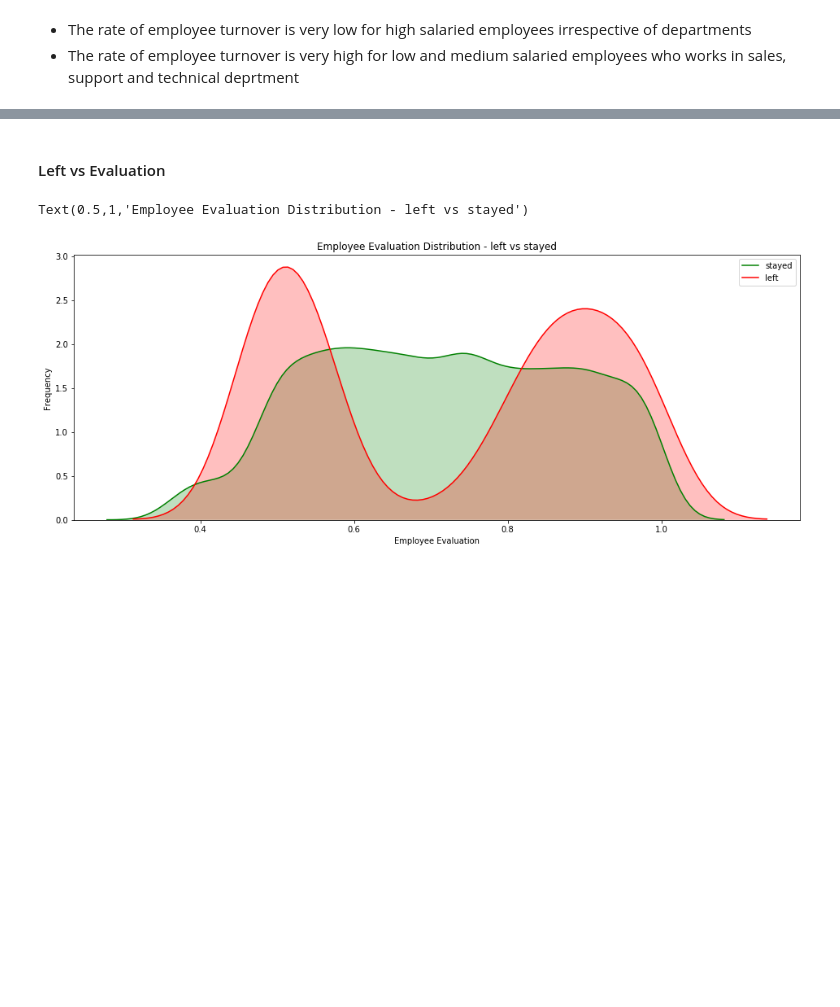
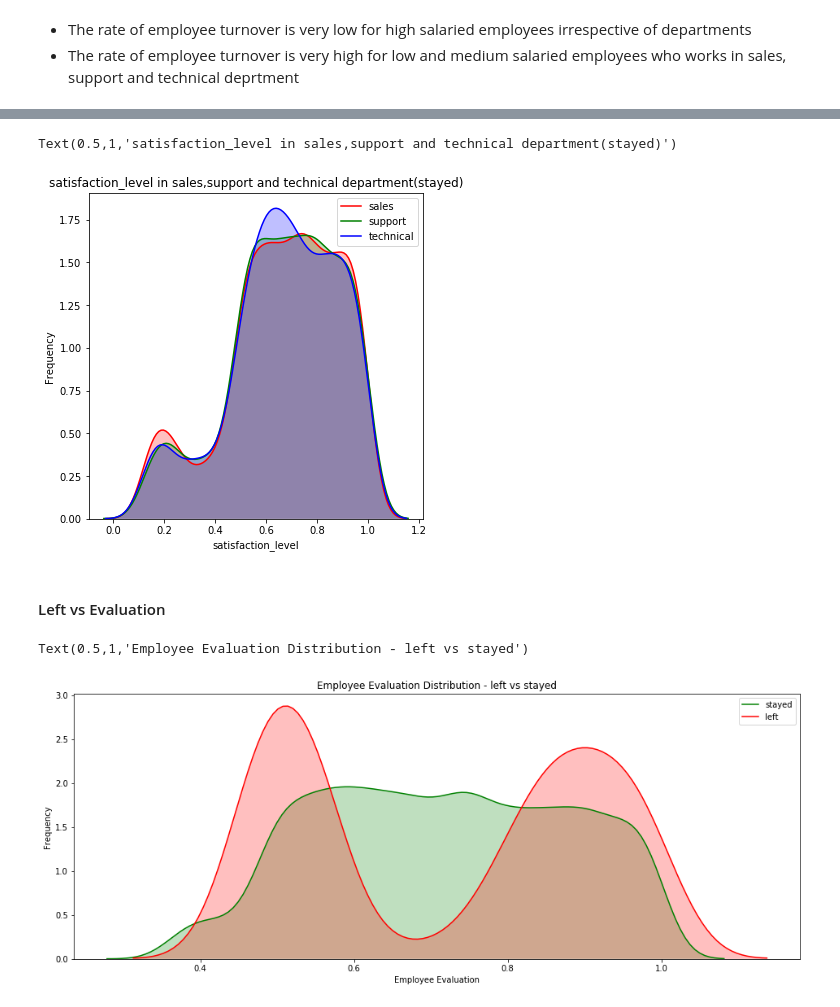
Before and after one commit to shankhadeep-ghosal/HR-Analytics, a Jupyter notebook: HR_Analytics.ipynb, the cells around one changed output, grey strips where cells are left out. Cells and saved outputs as stored; diff of their text form; code cells hidden in the pictures; blank space fills up the shorter version.

```diff
--- a/HR_Analytics.ipynb
+++ b/HR_Analytics.ipynb
@@ -228,3 +241,14 @@ _ = sns.heatmap(pd.pivot(df_dept_sal.department, df_dept_sal.salary, df_dept_sal
+# %%
+fig = plt.figure(figsize=(6,6))
+ax = sns.kdeplot(df.loc[(df['left'] == 0) & ((df['department'] == 'sales'))].satisfaction_level , color='r', shade=True, label = 'sales')
+ax = sns.kdeplot(df.loc[(df['left'] == 0) & ((df['department'] == 'support'))].satisfaction_level , color='g', shade=True, label = 'support')
+ax = sns.kdeplot(df.loc[(df['left'] == 0) & ((df['department'] == 'technical'))].satisfaction_level , color='b', shade=True, label = 'technical')
+
+ax.set(xlabel='satisfaction_level', ylabel='Frequency')
+plt.title('satisfaction_level in sales,support and technical department(stayed)')
+# %% [output]
+Text(0.5,1,'satisfaction_level in sales,support and technical department(stayed)')
+[figure, added]
 # %% [markdown]
 #### Left vs Evaluation
 # %%
```
Also changed, not shown: parts of 4 cells of this notebook.
